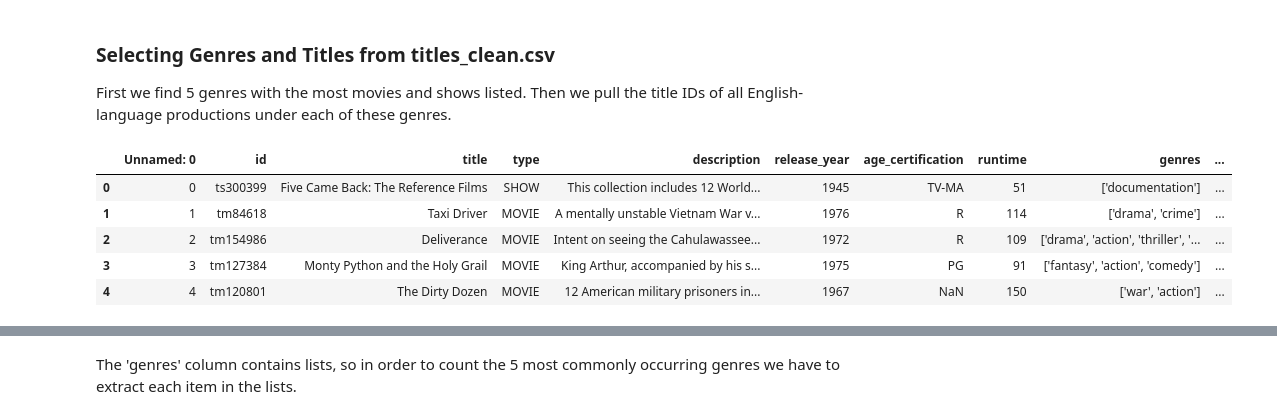
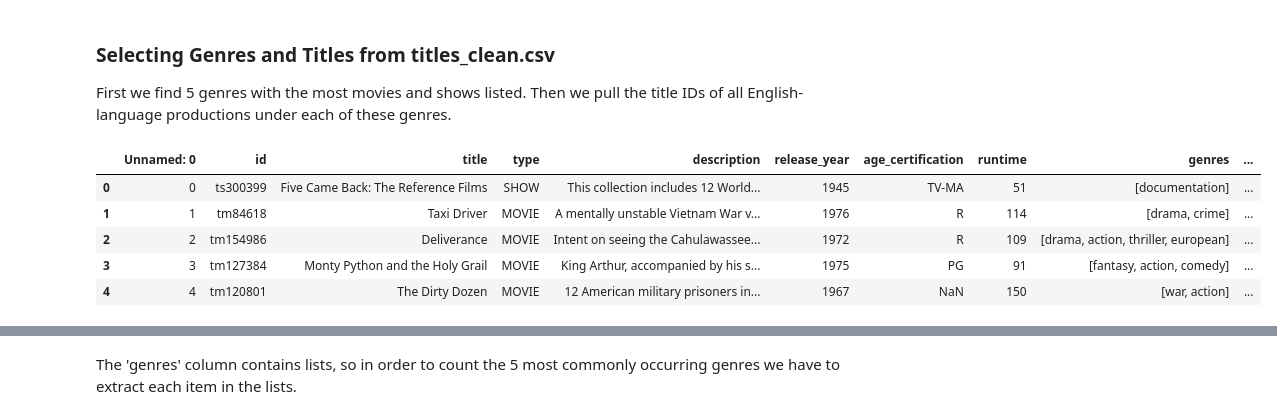
Before and after one commit to jhjrhee/netflix-sentiment-analysis, a Jupyter notebook: data_cleaning.ipynb, the cells around one changed output, grey strips where cells are left out. Saved outputs shown, nothing was run; the diff lists cells and outputs as text; code cells hidden in the pictures.

```diff
--- a/data_cleaning.ipynb
+++ b/data_cleaning.ipynb
@@ -71,15 +71,17 @@ There was only 1 observation that had a null title, so we removed this from the
 ### Selecting Genres and Titles from titles_clean.csv
 First we find 5 genres with the most movies and shows listed. Then we pull the title IDs of all English-language productions under each of these genres.
 # %%
-titles_clean = pd.read_csv('data/titles_clean.csv')
+from ast import literal_eval
+
+titles_clean = pd.read_csv('data/titles_clean.csv', converters={'genres': literal_eval})
 titles_clean.head()
 # %% [output]
 |  | Unnamed: 0 | id | title | type | description | release_year | age_certification | runtime | genres | ... |
-| 0 | 0 | ts300399 | Five Came Back: The Reference Films | SHOW | This collection includes 12 World... | 1945 | TV-MA | 51 | ['documentation'] | ... |
-| 1 | 1 | tm84618 | Taxi Driver | MOVIE | A mentally unstable Vietnam War v... | 1976 | R | 114 | ['drama', 'crime'] | ... |
-| 2 | 2 | tm154986 | Deliverance | MOVIE | Intent on seeing the Cahulawassee... | 1972 | R | 109 | ['drama', 'action', 'thriller', '... | ... |
-| 3 | 3 | tm127384 | Monty Python and the Holy Grail | MOVIE | King Arthur, accompanied by his s... | 1975 | PG | 91 | ['fantasy', 'action', 'comedy'] | ... |
-| 4 | 4 | tm120801 | The Dirty Dozen | MOVIE | 12 American military prisoners in... | 1967 | NaN | 150 | ['war', 'action'] | ... |
+| 0 | 0 | ts300399 | Five Came Back: The Reference Films | SHOW | This collection includes 12 World... | 1945 | TV-MA | 51 | [documentation] | ... |
+| 1 | 1 | tm84618 | Taxi Driver | MOVIE | A mentally unstable Vietnam War v... | 1976 | R | 114 | [drama, crime] | ... |
+| 2 | 2 | tm154986 | Deliverance | MOVIE | Intent on seeing the Cahulawassee... | 1972 | R | 109 | [drama, action, thriller, european] | ... |
+| 3 | 3 | tm127384 | Monty Python and the Holy Grail | MOVIE | King Arthur, accompanied by his s... | 1975 | PG | 91 | [fantasy, action, comedy] | ... |
+| 4 | 4 | tm120801 | The Dirty Dozen | MOVIE | 12 American military prisoners in... | 1967 | NaN | 150 | [war, action] | ... |
 # %%
 titles_clean['genres']
 for i, l in enumerate(titles_clean['genres']):
```
Also changed, not shown: parts of 5 cells of this notebook, 1 other file.
